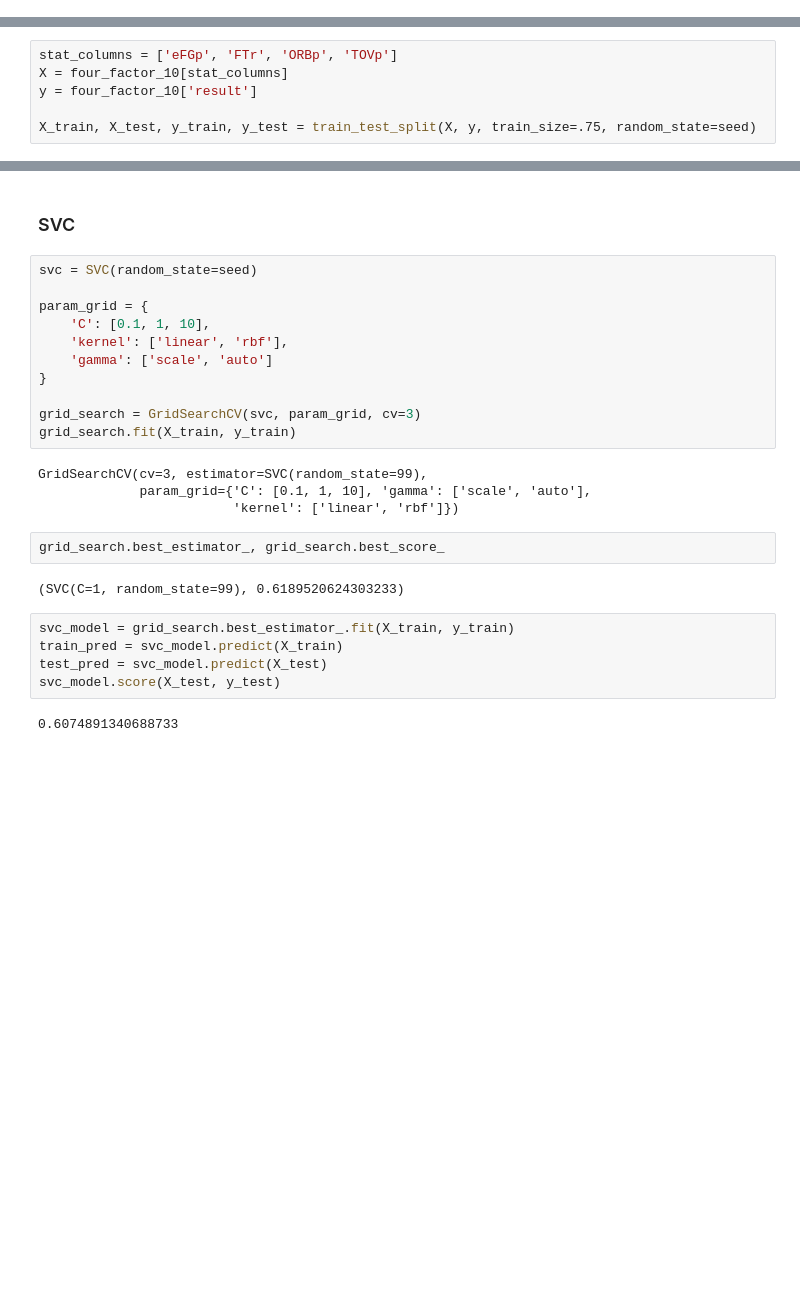
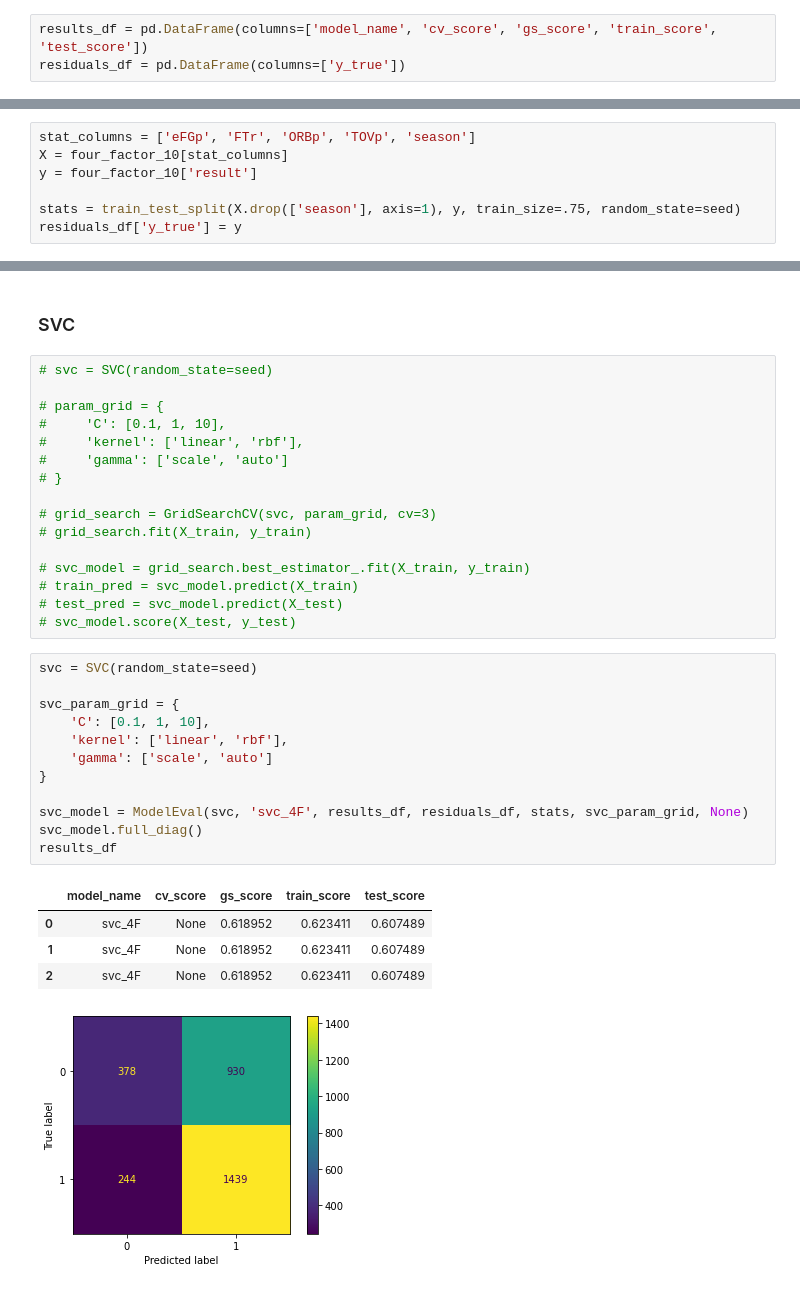
Before and after one commit to luke-lite/NBA-Prediction-Modeling, a Jupyter notebook: four_factor_10_modeling.ipynb, the cells around one changed output, grey strips where cells are left out. Drawn from its saved outputs; the diff is of its cells as text; blank space fills up the shorter version.

```diff
--- a/four_factor_10_modeling.ipynb
+++ b/four_factor_10_modeling.ipynb
@@ -96,3 +96,6 @@ four_factor_10['eFGp'] = four_factor_10['a_eFGp'] - four_factor_10['h_eFGp']
 four_factor_10['FTr'] = four_factor_10['a_FTr'] - four_factor_10['h_FTr']
 four_factor_10['ORBp'] = four_factor_10['a_ORBp'] - four_factor_10['h_ORBp']
 four_factor_10['TOVp'] = four_factor_10['a_TOVp'] - four_factor_10['h_TOVp']
+# %%
+results_df = pd.DataFrame(columns=['model_name', 'cv_score', 'gs_score', 'train_score', 'test_score'])
+residuals_df = pd.DataFrame(columns=['y_true'])
@@ -142,9 +262,10 @@ h_TOVp       -11.3064      1.497     -7.551      0.000     -14.241      -8.372
 # %% [markdown]
 ### try with combined stats
 # %%
-stat_columns = ['eFGp', 'FTr', 'ORBp', 'TOVp']
+stat_columns = ['eFGp', 'FTr', 'ORBp', 'TOVp', 'season']
 X = four_factor_10[stat_columns]
 y = four_factor_10['result']
 
-X_train, X_test, y_train, y_test = train_test_split(X, y, train_size=.75, random_state=seed)
+stats = train_test_split(X.drop(['season'], axis=1), y, train_size=.75, random_state=seed)
+residuals_df['y_true'] = y
 # %%
@@ -300,28 +416,36 @@ gnb_model.score(X_test, y_test)
 # %% [markdown]
 ### SVC
 # %%
-svc = SVC(random_state=seed)
+# svc = SVC(random_state=seed)
 
-param_grid = {
-    'C': [0.1, 1, 10],
-    'kernel': ['linear', 'rbf'],
-    'gamma': ['scale', 'auto']
-}
+# param_grid = {
+#     'C': [0.1, 1, 10],
+#     'kernel': ['linear', 'rbf'],
+#     'gamma': ['scale', 'auto']
+# }
 
-grid_search = GridSearchCV(svc, param_grid, cv=3)
-grid_search.fit(X_train, y_train)
+# grid_search = GridSearchCV(svc, param_grid, cv=3)
+# grid_search.fit(X_train, y_train)
+
+# svc_model = grid_search.best_estimator_.fit(X_train, y_train)
+# train_pred = svc_model.predict(X_train)
+# test_pred = svc_model.predict(X_test)
+# svc_model.score(X_test, y_test)
-# %% [output]
-GridSearchCV(cv=3, estimator=SVC(random_state=99),
-             param_grid={'C': [0.1, 1, 10], 'gamma': ['scale', 'auto'],
-                         'kernel': ['linear', 'rbf']})
-# %%
-grid_search.best_estimator_, grid_search.best_score_
-# %% [output]
-(SVC(C=1, random_state=99), 0.6189520624303233)
 # %%
-svc_model = grid_search.best_estimator_.fit(X_train, y_train)
-train_pred = svc_model.predict(X_train)
-test_pred = svc_model.predict(X_test)
-svc_model.score(X_test, y_test)
+svc = SVC(random_state=seed)
+
+svc_param_grid = {
+    'C': [0.1, 1, 10],
+    'kernel': ['linear', 'rbf'],
+    'gamma': ['scale', 'auto']
+}
+
+svc_model = ModelEval(svc, 'svc_4F', results_df, residuals_df, stats, svc_param_grid, None)
+svc_model.full_diag()
+results_df
 # %% [output]
-0.6074891340688733
+|  | model_name | cv_score | gs_score | train_score | test_score |
+| 0 | svc_4F | None | 0.618952 | 0.623411 | 0.607489 |
+| 1 | svc_4F | None | 0.618952 | 0.623411 | 0.607489 |
+| 2 | svc_4F | None | 0.618952 | 0.623411 | 0.607489 |
+[figure, added]
```
Also changed, not shown: parts of 53 cells of this notebook, 2 other files.
